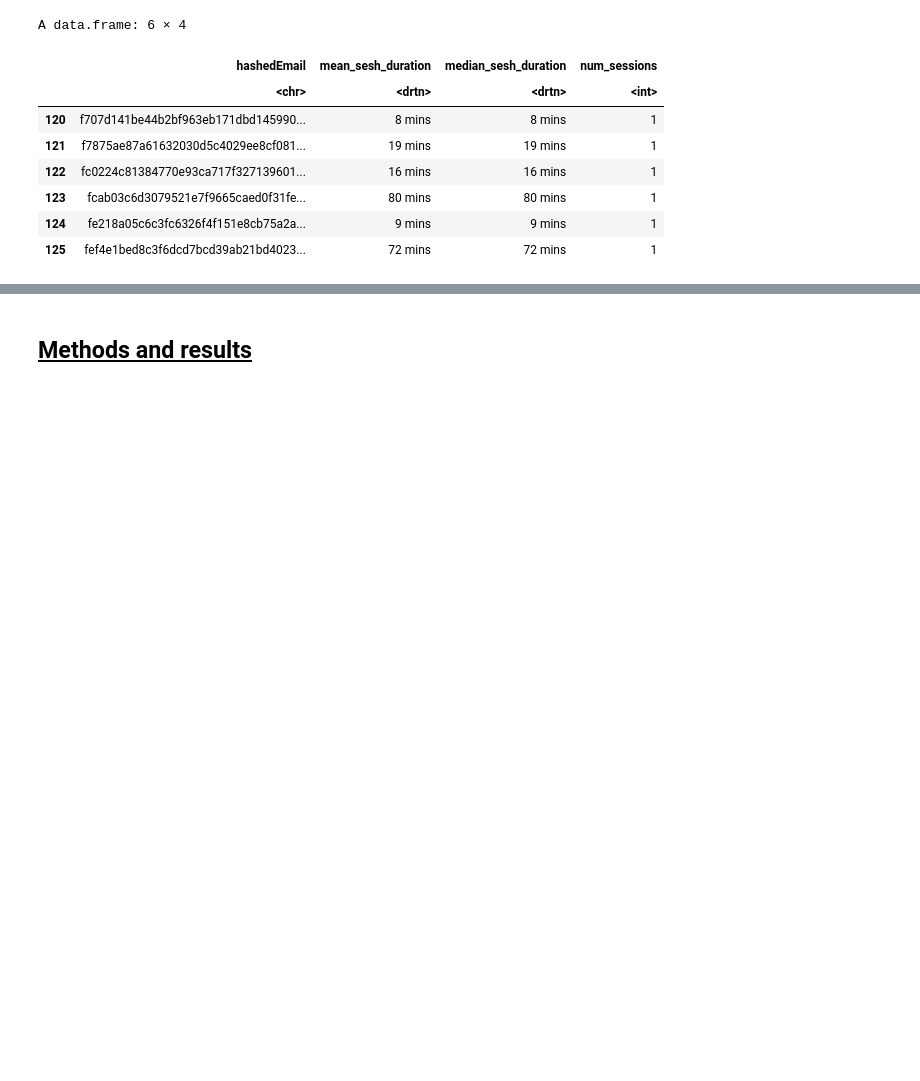
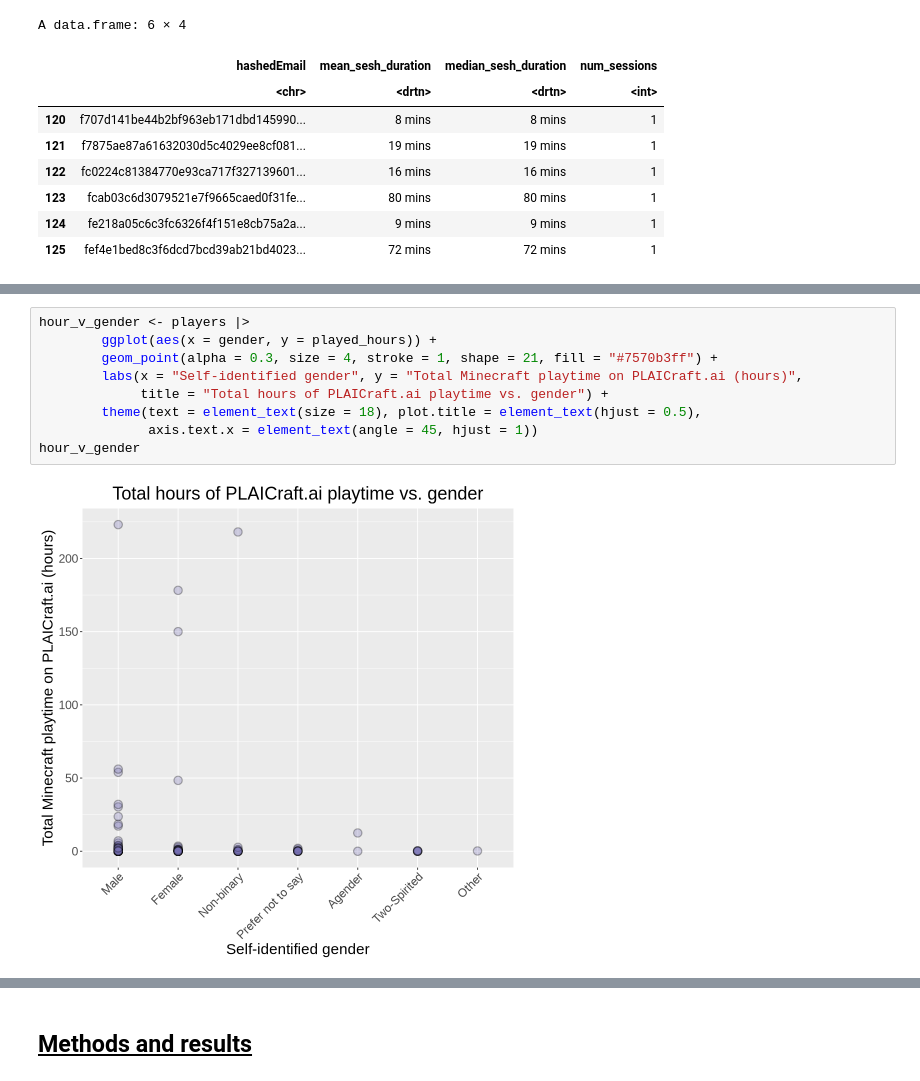
Before and after one commit to angelicaa-p/project_planning_stage_individual, a Jupyter notebook: project_preamble_ac.ipynb, the cells around one changed output, grey strips where cells are left out. Saved outputs shown, nothing was run; the diff lists cells and outputs as text; blank space fills up the shorter version.

```diff
--- a/project_preamble_ac.ipynb
+++ b/project_preamble_ac.ipynb
@@ -238,0 +278,11 @@ Warning message in scale_y_log10():
+# %%
+hour_v_gender <- players |>
+        ggplot(aes(x = gender, y = played_hours)) +
+        geom_point(alpha = 0.3, size = 4, stroke = 1, shape = 21, fill = "#7570b3ff") +
+        labs(x = "Self-identified gender", y = "Total Minecraft playtime on PLAICraft.ai (hours)",
+             title = "Total hours of PLAICraft.ai playtime vs. gender") +
+        theme(text = element_text(size = 18), plot.title = element_text(hjust = 0.5),
+              axis.text.x = element_text(angle = 45, hjust = 1))
+hour_v_gender
+# %% [output]
+[figure, added]
```
Also changed, not shown: parts of 27 cells of this notebook.
